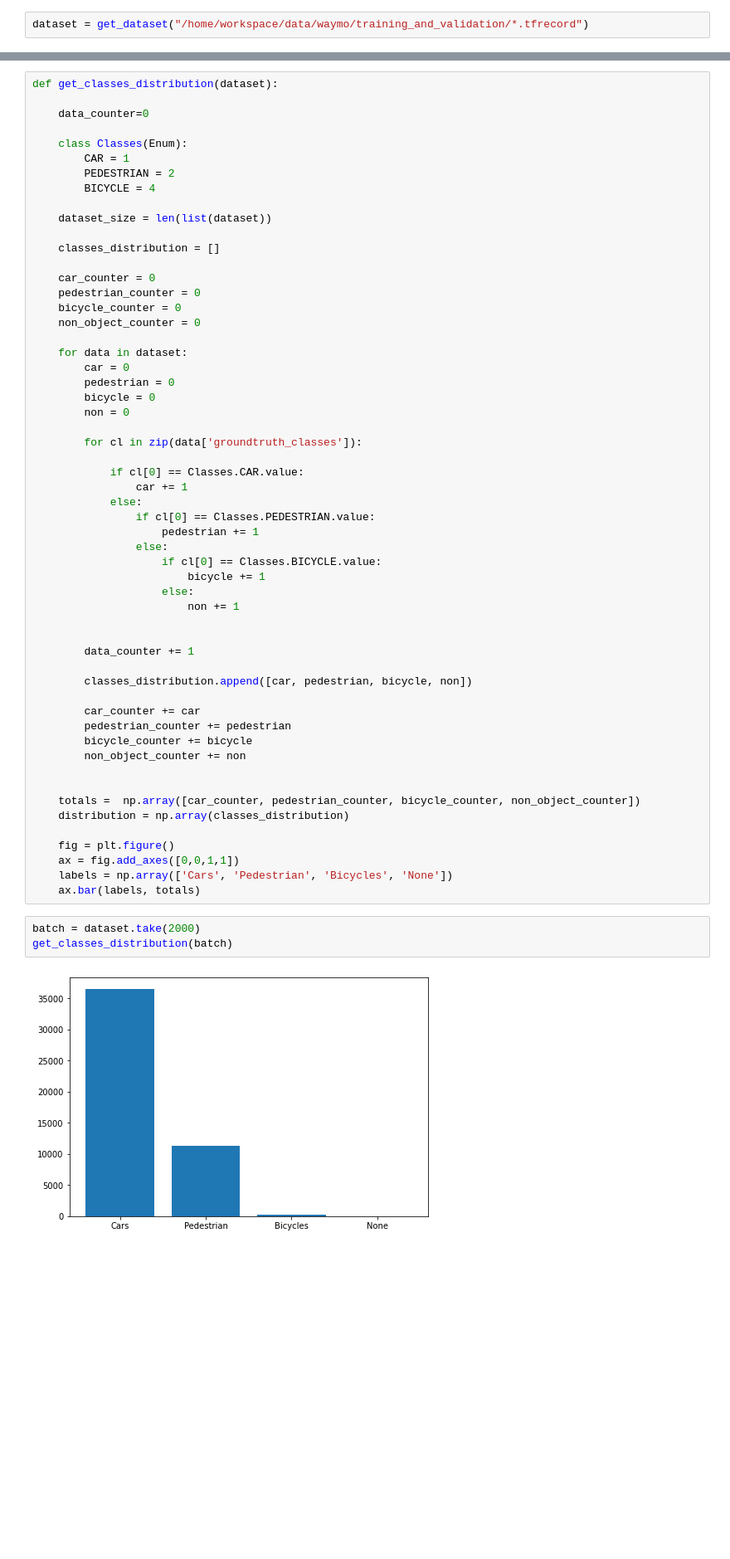
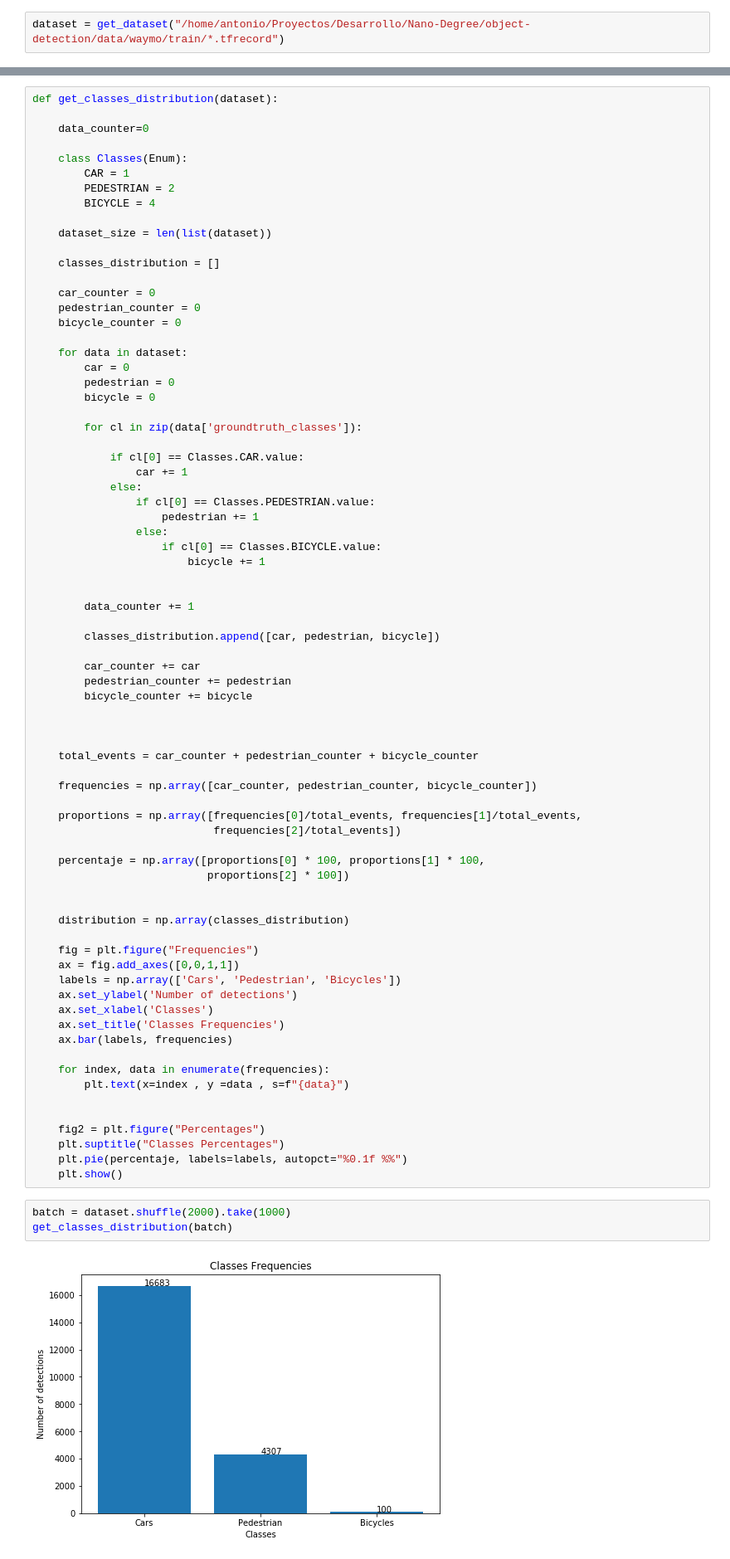
Before and after one commit to elros88/object-detection, a Jupyter notebook: Exploratory Data Analysis.ipynb, the cells around one changed output, grey strips where cells are left out. Shown at 83% size. Cells and saved outputs as stored; diff of their text form; blank space fills up the shorter version.

```diff
--- a/Exploratory Data Analysis.ipynb
+++ b/Exploratory Data Analysis.ipynb
@@ -15,3 +18,3 @@ from matplotlib.patches import Rectangle
 # %%
-dataset = get_dataset("/home/workspace/data/waymo/training_and_validation/*.tfrecord")
+dataset = get_dataset("/home/antonio/Proyectos/Desarrollo/Nano-Degree/object-detection/data/waymo/train/*.tfrecord")
 # %% [output]
@@ -98,13 +112,11 @@ def get_classes_distribution(dataset):
     car_counter = 0
     pedestrian_counter = 0
     bicycle_counter = 0
-    non_object_counter = 0
 
     for data in dataset:
         car = 0
         pedestrian = 0
         bicycle = 0
-        non = 0
 
         for cl in zip(data['groundtruth_classes']):
 
@@ -116,29 +128,49 @@ def get_classes_distribution(dataset):
                 else:
                     if cl[0] == Classes.BICYCLE.value:
                         bicycle += 1
-                    else:
-                        non += 1
 
 
         data_counter += 1
 
-        classes_distribution.append([car, pedestrian, bicycle, non])
+        classes_distribution.append([car, pedestrian, bicycle])
 
         car_counter += car
         pedestrian_counter += pedestrian
         bicycle_counter += bicycle
-        non_object_counter += non
 
 
-    totals =  np.array([car_counter, pedestrian_counter, bicycle_counter, non_object_counter])
+
+    total_events = car_counter + pedestrian_counter + bicycle_counter
+
+    frequencies = np.array([car_counter, pedestrian_counter, bicycle_counter])
+
+    proportions = np.array([frequencies[0]/total_events, frequencies[1]/total_events,
+                            frequencies[2]/total_events])
+
+    percentaje = np.array([proportions[0] * 100, proportions[1] * 100,
+                           proportions[2] * 100])
+
+
     distribution = np.array(classes_distribution)
 
-    fig = plt.figure()
+    fig = plt.figure("Frequencies")
     ax = fig.add_axes([0,0,1,1])
-    labels = np.array(['Cars', 'Pedestrian', 'Bicycles', 'None'])
-    ax.bar(labels, totals)
+    labels = np.array(['Cars', 'Pedestrian', 'Bicycles'])
+    ax.set_ylabel('Number of detections')
+    ax.set_xlabel('Classes')
+    ax.set_title('Classes Frequencies')
+    ax.bar(labels, frequencies)
+
+    for index, data in enumerate(frequencies):
+        plt.text(x=index , y =data , s=f"{data}")
+
+
+    fig2 = plt.figure("Percentages")
+    plt.suptitle("Classes Percentages")
+    plt.pie(percentaje, labels=labels, autopct="%0.1f %%")
+    plt.show()
 # %%
-batch = dataset.take(2000)
+batch = dataset.shuffle(2000).take(1000)
 get_classes_distribution(batch)
 # %% [output]
-[figure, old version]
+[figure, new version]
```
Also changed, not shown: parts of 6 cells of this notebook.
